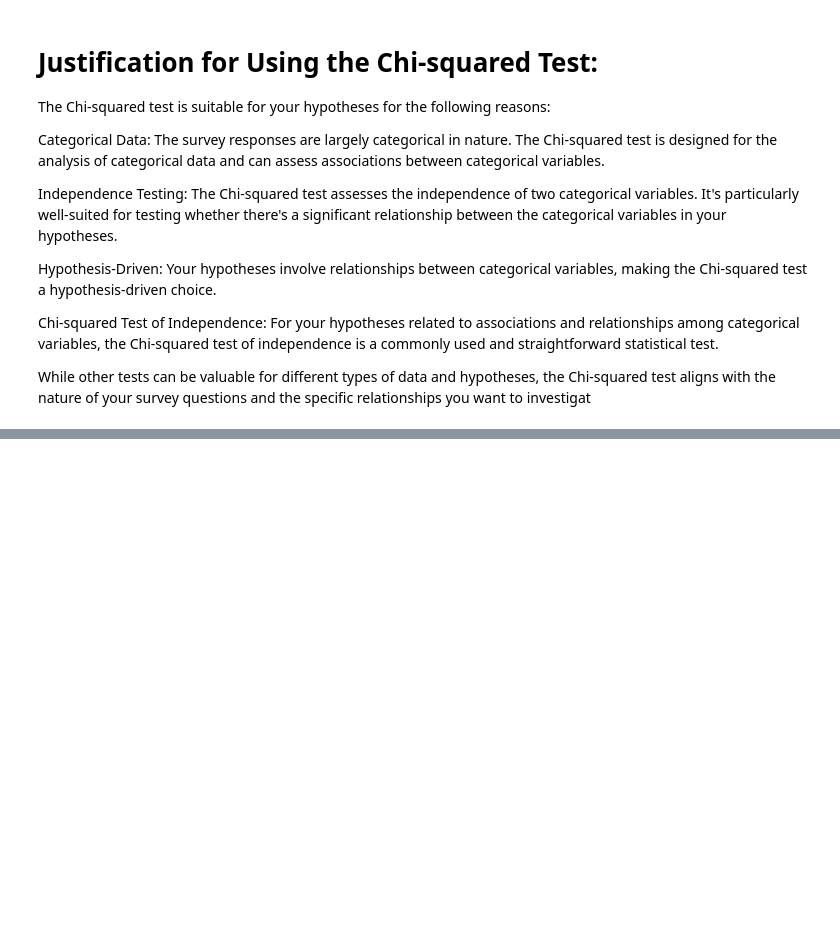
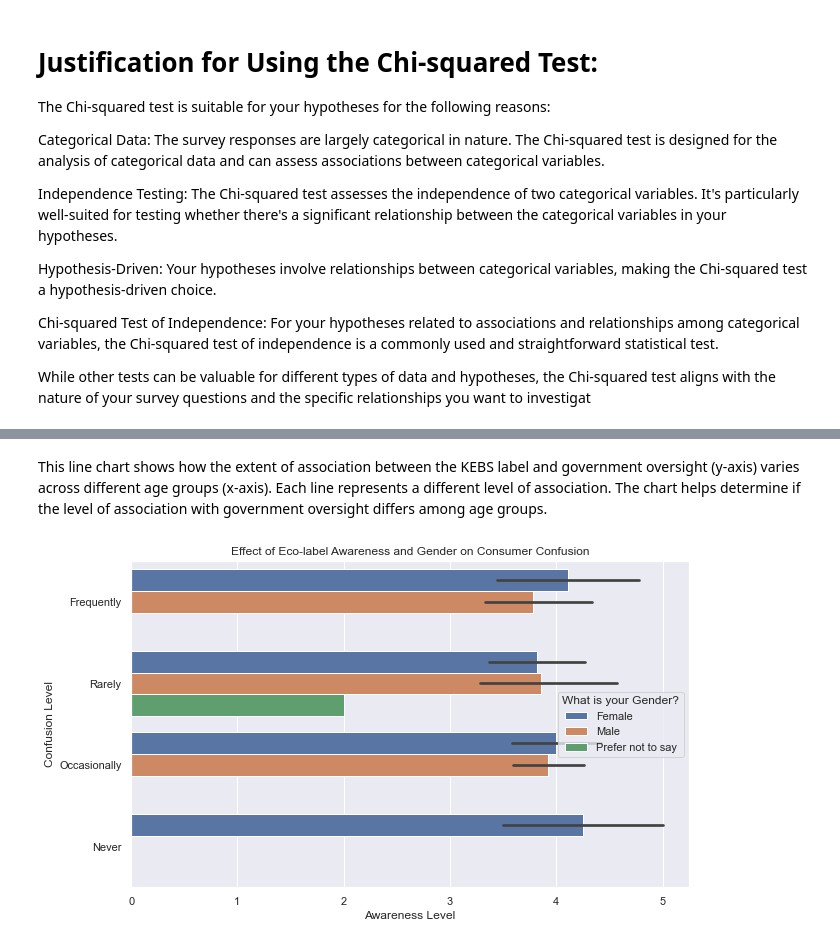
Before and after one commit to Stoichiometrical/Survey_Data_Analysis, a Jupyter notebook: survery_analysis.ipynb, the cells around one changed output, grey strips where cells are left out. Saved outputs shown, nothing was run; the diff lists cells and outputs as text; code cells hidden in the pictures; blank space fills up the shorter version.

```diff
--- a/survery_analysis.ipynb
+++ b/survery_analysis.ipynb
@@ -270,0 +321,22 @@ While other tests can be valuable for different types of data and hypotheses, th
+# %% [markdown]
+This line chart shows how the extent of association between the KEBS label and government oversight (y-axis) varies across different age groups (x-axis). Each line represents a different level of association. The chart helps determine if the level of association with government oversight differs among age groups.
+# %%
+import pandas as pd
+import matplotlib.pyplot as plt
+import seaborn as sns
+
+# Assuming your data is in a DataFrame named 'df'
+sns.set_theme()
+
+# Create a grouped bar chart to show confusion levels for different awareness levels and gender
+plt.figure(figsize=(10, 6))
+sns.barplot(x='How aware are you about the environmental issues?(1 being the lowest,5 being the highest)',
+            y='How often do you find it challenging to understand the environmental implications of a product based on its eco-label?',
+            hue='What is your Gender?',
+            data=df)
+plt.xlabel('Awareness Level')
+plt.ylabel('Confusion Level')
+plt.title('Effect of Eco-label Awareness and Gender on Consumer Confusion')
+plt.show()
+# %% [output]
+[figure, added]
```
Also changed, not shown: parts of 9 cells of this notebook.
